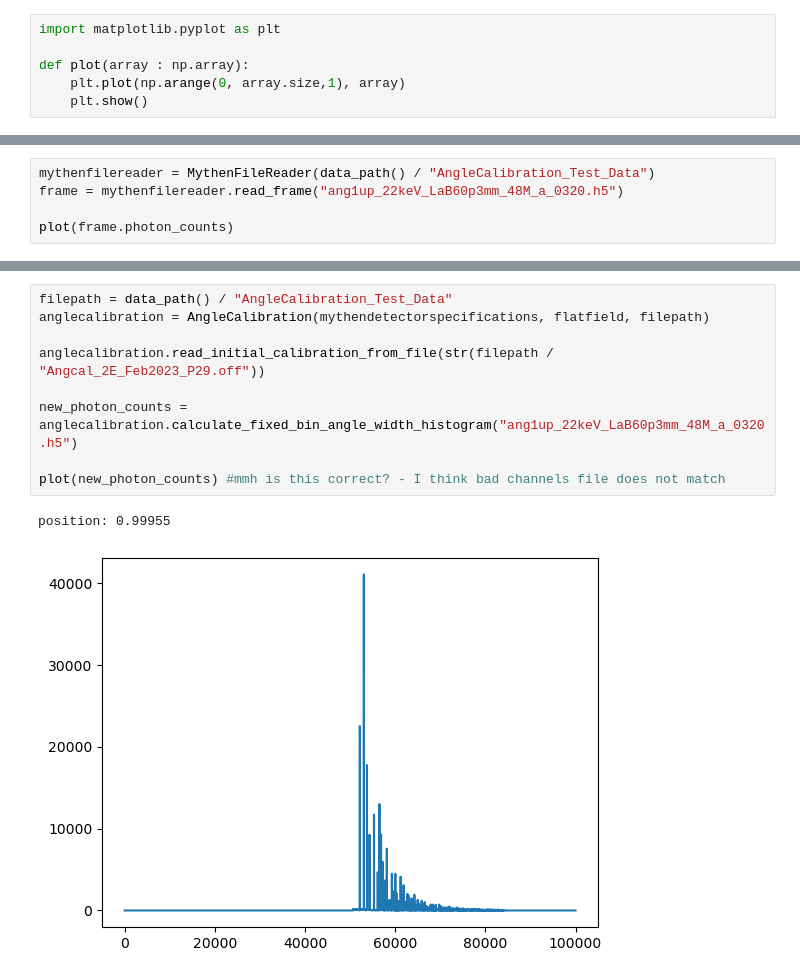
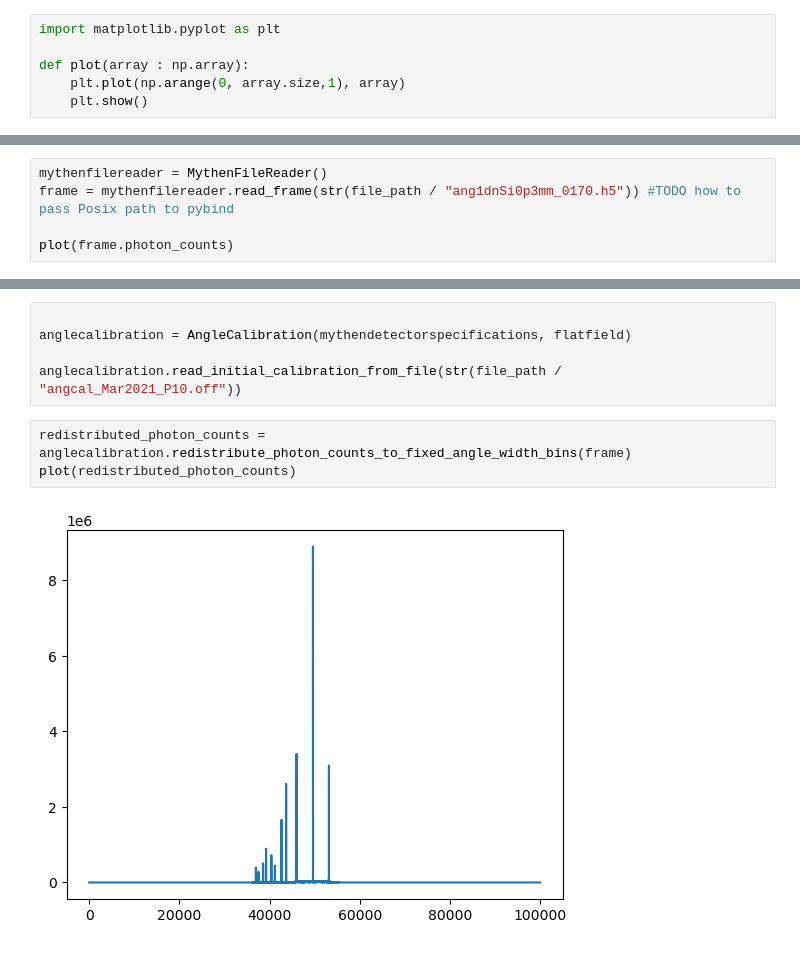
Before and after one commit to slsdetectorgroup/anglecalibration, a Jupyter notebook: python/examples/calibration.ipynb, the cells around one changed output, grey strips where cells are left out. Drawn from its saved outputs; the diff is of its cells as text.

```diff
--- a/python/examples/calibration.ipynb
+++ b/python/examples/calibration.ipynb
@@ -48,6 +38,6 @@ plot(flatfield_data)
 # %%
-mythenfilereader = MythenFileReader(data_path() / "AngleCalibration_Test_Data")
-frame = mythenfilereader.read_frame("ang1up_22keV_LaB60p3mm_48M_a_0320.h5")
+mythenfilereader = MythenFileReader()
+frame = mythenfilereader.read_frame(str(file_path / "ang1dnSi0p3mm_0170.h5")) #TODO how to pass Posix path to pybind
 
 plot(frame.photon_counts)
 # %% [output]
@@ -55,12 +45,10 @@ plot(frame.photon_counts)
 # %%
-filepath = data_path() / "AngleCalibration_Test_Data"
-anglecalibration = AngleCalibration(mythendetectorspecifications, flatfield, filepath)
 
-anglecalibration.read_initial_calibration_from_file(str(filepath / "Angcal_2E_Feb2023_P29.off"))
+anglecalibration = AngleCalibration(mythendetectorspecifications, flatfield)
 
-new_photon_counts = anglecalibration.calculate_fixed_bin_angle_width_histogram("ang1up_22keV_LaB60p3mm_48M_a_0320.h5")
-
-plot(new_photon_counts) #mmh is this correct? - I think bad channels file does not match
+anglecalibration.read_initial_calibration_from_file(str(file_path / "angcal_Mar2021_P10.off"))
-# %% [output]
-position: 0.99955
-[figure, removed]
+# %%
+redistributed_photon_counts = anglecalibration.redistribute_photon_counts_to_fixed_angle_width_bins(frame)
+plot(redistributed_photon_counts)
+# %% [output]
+[figure, added]
```
Also changed, not shown: parts of 6 cells of this notebook, 4 other files.
